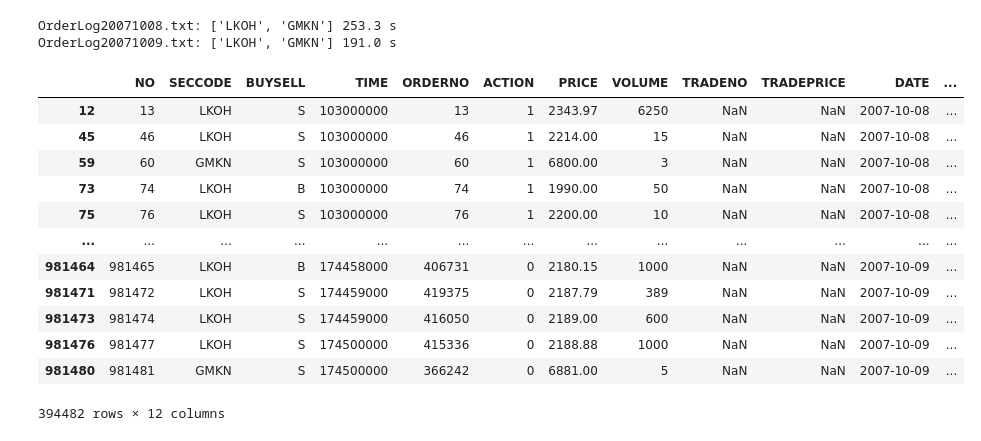
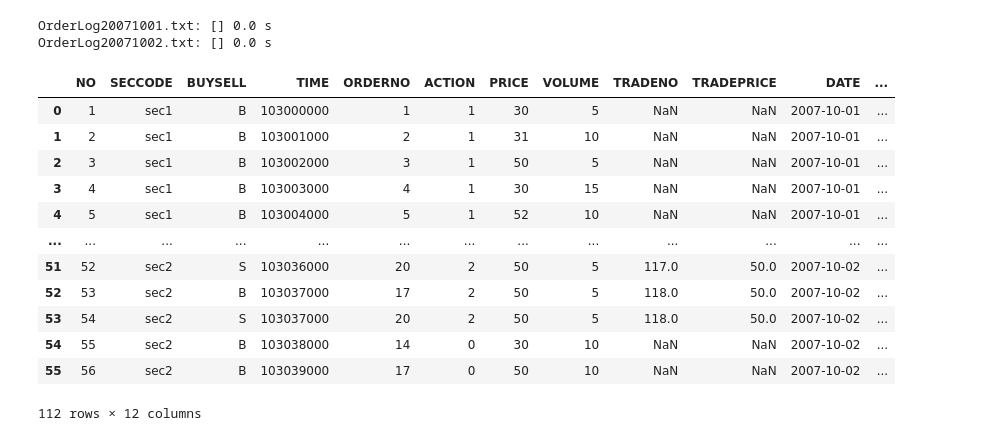
Before and after one commit to leonid-tkach/order-book-plot-find, a Jupyter notebook: cum_errors/OrderBookFiles2OrderBookPlots.ipynb, the cells around one changed output. Drawn from its saved outputs; the diff is of its cells as text; code cells hidden in the pictures.

```diff
--- a/cum_errors/OrderBookFiles2OrderBookPlots.ipynb
+++ b/cum_errors/OrderBookFiles2OrderBookPlots.ipynb
@@ -31,25 +31,25 @@ class OrderBookFiles2OrderBookPlots:
     def OrderBookFiles2OrderBookPlots_df(self):
         self.OrderBookPlots_df = pd.concat(map(self.OBFile2OBPlots_df, self.match_fnames))
 # %%
-obp = OrderBookFiles2OrderBookPlots('./resources/', 2007, ['LKOH', 'GMKN'])
-# obp = OrderBookFiles2OrderBookPlots('./resources/', 2007)
+# obp = OrderBookFiles2OrderBookPlots('./resources/', 2007, ['LKOH', 'GMKN'])
+obp = OrderBookFiles2OrderBookPlots('./resources/', 2007)
 # obp = OrderBookFiles2OrderBookPlots('./resources/for_pres/', 2007, ['LKOH'])
 # obp = OrderBookFiles2OrderBookPlots('./resources/', 2002)
 obp.OrderBookPlots_df
 # %% [output]
-OrderLog20071008.txt: ['LKOH', 'GMKN'] 253.3 s
-OrderLog20071009.txt: ['LKOH', 'GMKN'] 191.0 s
+OrderLog20071001.txt: [] 0.0 s
+OrderLog20071002.txt: [] 0.0 s
 |  | NO | SECCODE | BUYSELL | TIME | ORDERNO | ACTION | PRICE | VOLUME | TRADENO | TRADEPRICE | DATE | ... |
-| 12 | 13 | LKOH | S | 103000000 | 13 | 1 | 2343.97 | 6250 | NaN | NaN | 2007-10-08 | ... |
-| 45 | 46 | LKOH | S | 103000000 | 46 | 1 | 2214.00 | 15 | NaN | NaN | 2007-10-08 | ... |
-| 59 | 60 | GMKN | S | 103000000 | 60 | 1 | 6800.00 | 3 | NaN | NaN | 2007-10-08 | ... |
-| 73 | 74 | LKOH | B | 103000000 | 74 | 1 | 1990.00 | 50 | NaN | NaN | 2007-10-08 | ... |
-| 75 | 76 | LKOH | S | 103000000 | 76 | 1 | 2200.00 | 10 | NaN | NaN | 2007-10-08 | ... |
+| 0 | 1 | sec1 | B | 103000000 | 1 | 1 | 30 | 5 | NaN | NaN | 2007-10-01 | ... |
+| 1 | 2 | sec1 | B | 103001000 | 2 | 1 | 31 | 10 | NaN | NaN | 2007-10-01 | ... |
+| 2 | 3 | sec1 | B | 103002000 | 3 | 1 | 50 | 5 | NaN | NaN | 2007-10-01 | ... |
+| 3 | 4 | sec1 | B | 103003000 | 4 | 1 | 30 | 15 | NaN | NaN | 2007-10-01 | ... |
+| 4 | 5 | sec1 | B | 103004000 | 5 | 1 | 52 | 10 | NaN | NaN | 2007-10-01 | ... |
 | ... | ... | ... | ... | ... | ... | ... | ... | ... | ... | ... | ... | ... |
-| 981464 | 981465 | LKOH | B | 174458000 | 406731 | 0 | 2180.15 | 1000 | NaN | NaN | 2007-10-09 | ... |
-| 981471 | 981472 | LKOH | S | 174459000 | 419375 | 0 | 2187.79 | 389 | NaN | NaN | 2007-10-09 | ... |
-| 981473 | 981474 | LKOH | S | 174459000 | 416050 | 0 | 2189.00 | 600 | NaN | NaN | 2007-10-09 | ... |
-| 981476 | 981477 | LKOH | S | 174500000 | 415336 | 0 | 2188.88 | 1000 | NaN | NaN | 2007-10-09 | ... |
-| 981480 | 981481 | GMKN | S | 174500000 | 366242 | 0 | 6881.00 | 5 | NaN | NaN | 2007-10-09 | ... |
+| 51 | 52 | sec2 | S | 103036000 | 20 | 2 | 50 | 5 | 117.0 | 50.0 | 2007-10-02 | ... |
+| 52 | 53 | sec2 | B | 103037000 | 17 | 2 | 50 | 5 | 118.0 | 50.0 | 2007-10-02 | ... |
+| 53 | 54 | sec2 | S | 103037000 | 20 | 2 | 50 | 5 | 118.0 | 50.0 | 2007-10-02 | ... |
+| 54 | 55 | sec2 | B | 103038000 | 14 | 0 | 30 | 10 | NaN | NaN | 2007-10-02 | ... |
+| 55 | 56 | sec2 | B | 103039000 | 17 | 0 | 50 | 10 | NaN | NaN | 2007-10-02 | ... |
-394482 rows × 12 columns
+112 rows × 12 columns
 # %%
```
Also changed, not shown: parts of 1 cell of this notebook, 2 other files.
